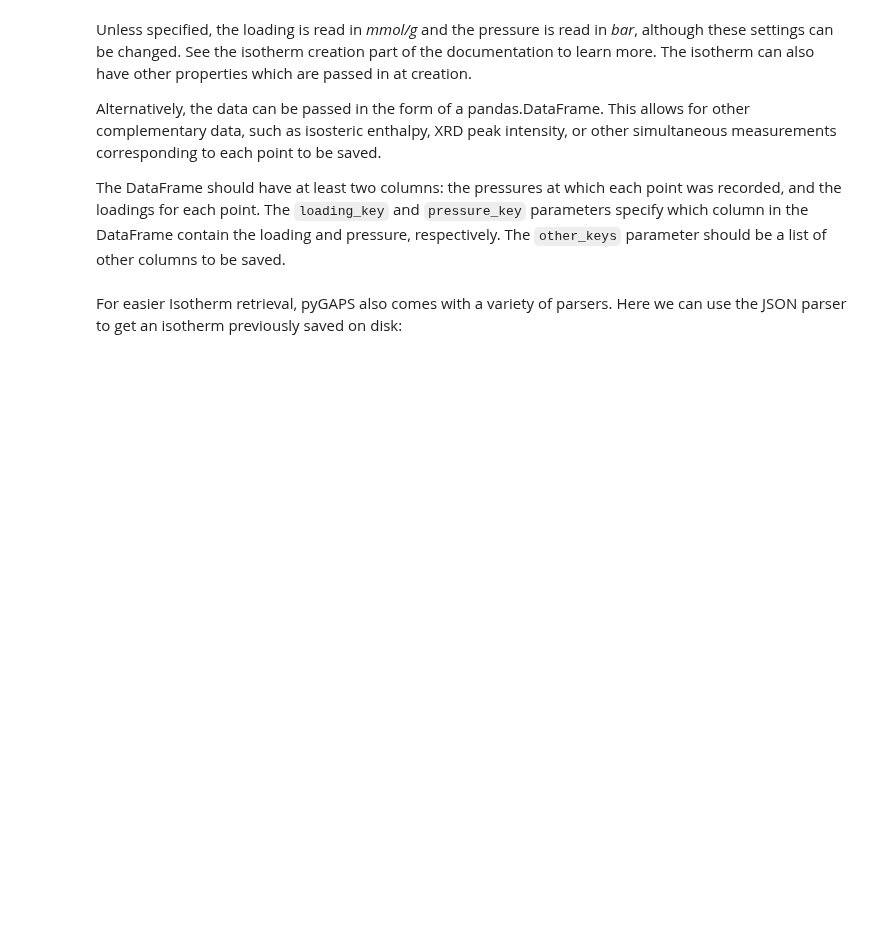
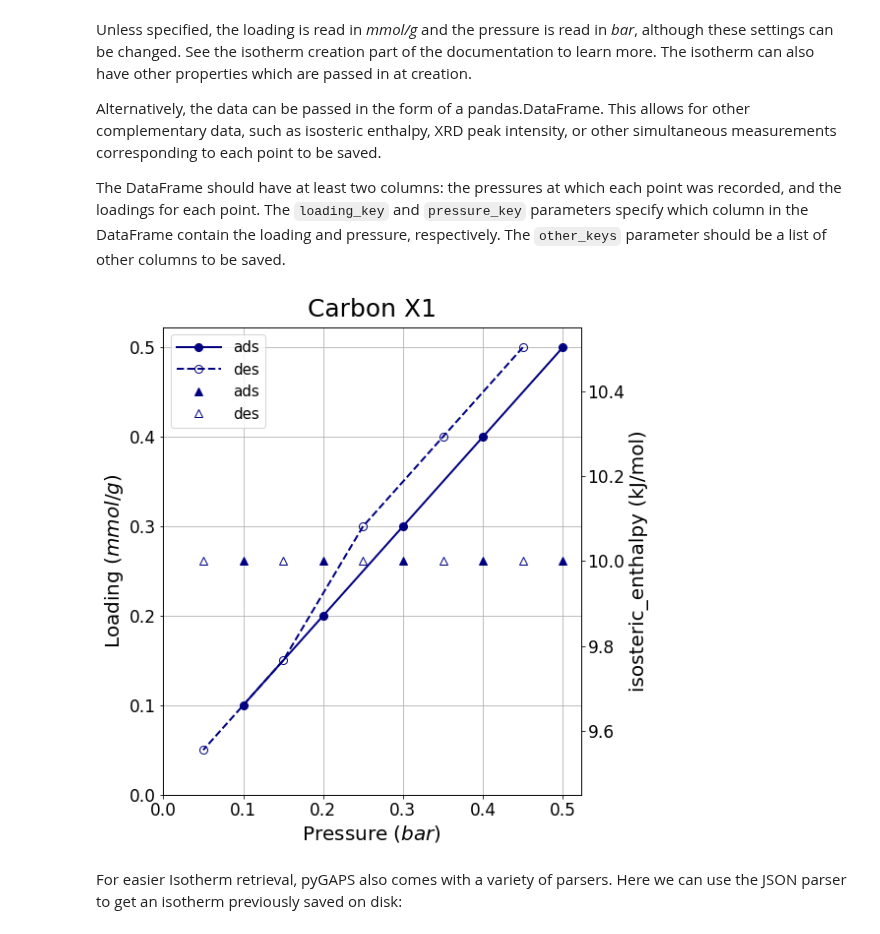
Before and after one commit to pauliacomi/pyGAPS, a Jupyter notebook: docs/examples/quickstart.ipynb, the cells around one changed output. Cells and saved outputs as stored; diff of their text form; code cells hidden in the pictures; blank space fills up the shorter version.

```diff
--- a/docs/examples/quickstart.ipynb
+++ b/docs/examples/quickstart.ipynb
@@ -57,30 +58,35 @@ should be a list of other columns to be saved.
 # %%
 import pandas
 
 data = pandas.DataFrame({
     'pressure': [0.1, 0.2, 0.3, 0.4, 0.5, 0.45, 0.35, 0.25, 0.15, 0.05],
     'loading': [0.1, 0.2, 0.3, 0.4, 0.5, 0.5, 0.4, 0.3, 0.15, 0.05],
-    'isosteric_enthalpy': [10, 10, 10, 10, 10, 10, 10, 10, 10, 10]
+    'isosteric_enthalpy (kJ/mol)': [10, 10, 10, 10, 10, 10, 10, 10, 10, 10]
 })
 
 isotherm = pygaps.PointIsotherm(
     isotherm_data=data,
     pressure_key='pressure',
     loading_key='loading',
-    other_keys=['isosteric_enthalpy'],
+    other_keys=['isosteric_enthalpy (kJ/mol)'],
 
-    material= 'Carbon',
-    material_batch = 'X1',
+    material= 'Carbon X1',
     adsorbate = 'N2',
     temperature = 77,
 
     pressure_unit='bar',
     pressure_mode='absolute',
     loading_unit='mmol',
     loading_basis='molar',
     adsorbent_unit='g',
     adsorbent_basis='mass',
+
+    material_batch = 'Batch 1',
+    iso_type='characterisation'
 )
+isotherm.plot()
+# %% [output]
+[figure, added]
 # %% [markdown]
 For easier Isotherm retrieval, pyGAPS also comes with a variety of parsers. Here we can use the JSON parser to get an isotherm previously saved on disk:
 # %%
```
Also changed, not shown: parts of 3 cells of this notebook, 18 other files.
